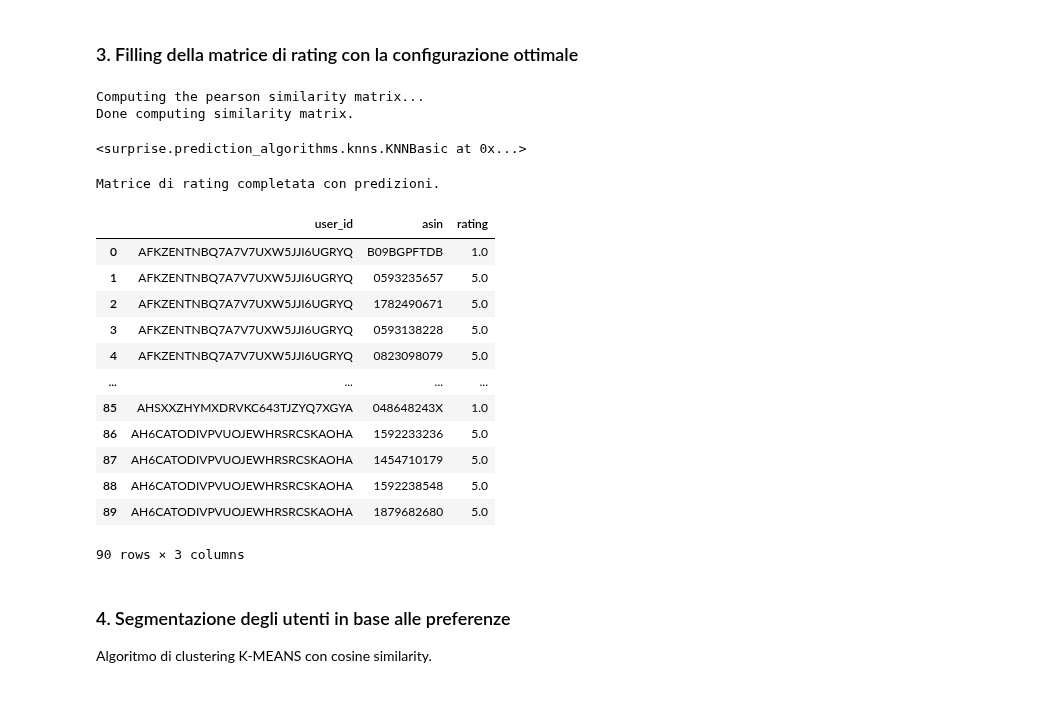
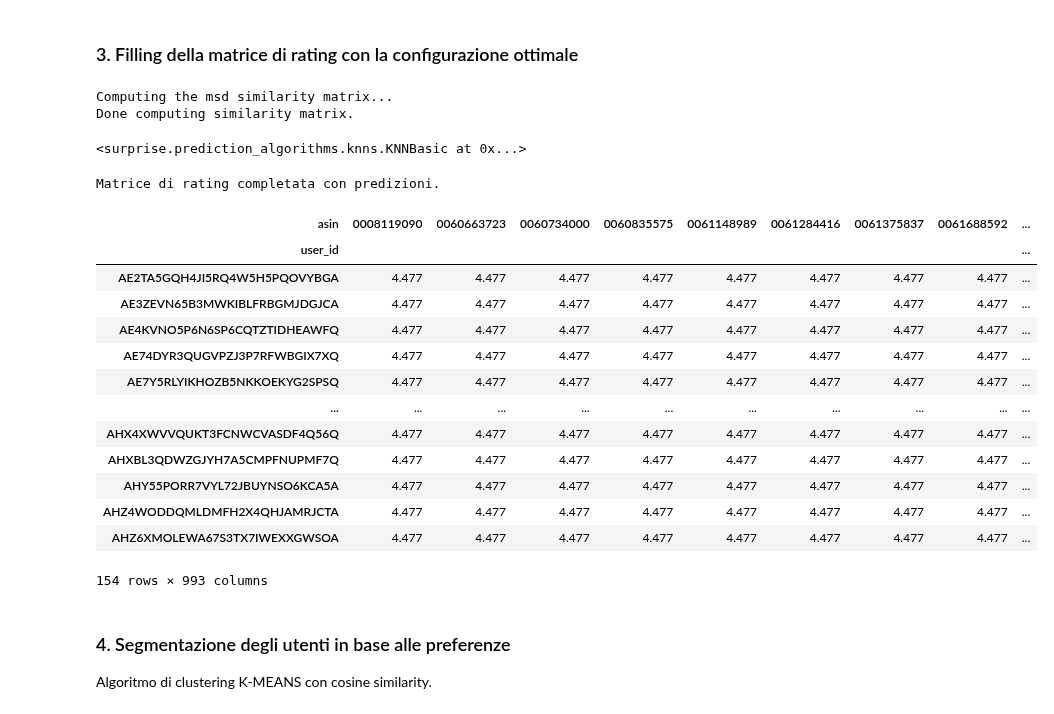
Before and after one commit to richbira/Computing-Methods-for-Business-Management-Project, a Jupyter notebook: Proj_metodi_informatici.ipynb, the cells around one changed output. Drawn from its saved outputs; the diff is of its cells as text; code cells hidden in the pictures.

```diff
--- a/Proj_metodi_informatici.ipynb
+++ b/Proj_metodi_informatici.ipynb
@@ -285,7 +208,7 @@ from surprise import Dataset, Reader
 # %%
 # Convert the pandas DataFrame into surprise dataset format
 reader = Reader(rating_scale=(1, 5))
-dataset_surprise = Dataset.load_from_df(rating_matrix[['user_id', 'asin', 'rating']], reader)
+dataset_surprise = Dataset.load_from_df(df[['user_id', 'asin', 'rating']], reader)
 # %%
 rating_matrix = df[['user_id', 'asin', 'rating']]
 rating_matrix
@@ -352,7 +283,7 @@ sim_options = {
     'pearson_baseline': {'name': 'pearson_baseline'},
     'msd': {'name': 'msd'}
 }
-k_values = [5, 10, 20]
+k_values = [5, 10, 20,50,100]
 user_item_based = [True, False]
 
 best_rmse = float('inf')
@@ -420,14 +351,14 @@ best_sim_option = {
 algo = KNNBasic(sim_options=best_sim_option, k=best_config_rmse['k'])
 algo.fit(trainset)
 # %% [output]
-Computing the pearson similarity matrix...
+Computing the msd similarity matrix...
 Done computing similarity matrix.
 <surprise.prediction_algorithms.knns.KNNBasic at 0x...>
 # %%
 from surprise import PredictionImpossible
 
 # Creazione di una nuova matrice di rating completa
-full_rating_matrix = rating_matrix.copy()
+prediction_matrix = rating_matrix.copy()
 
 # Trova tutti gli utenti e gli articoli unici nel dataset
 all_users = rating_matrix['user_id'].unique()
@@ -441,34 +372,37 @@ for user in all_users:
     for item in all_items:
         if not ((rating_matrix['user_id'] == user) & (rating_matrix['asin'] == item)).any():
             try:
-                pred = algo.predict(user, item)
+                pred = algo.predict(user, item) #Uso KNN con la migliore configurazione
                 new_rows.append({'user_id': user, 'asin': item, 'rating': pred.est})
             except PredictionImpossible:
                 continue
 
 # Aggiungere le nuove righe al DataFrame originale
 if new_rows:
-    full_rating_matrix = pd.concat([full_rating_matrix, pd.DataFrame(new_rows)], ignore_index=True)
+    prediction_matrix = pd.concat([prediction_matrix, pd.DataFrame(new_rows)], ignore_index=True)
 
 print("Matrice di rating completata con predizioni.")
 # %% [output]
 Matrice di rating completata con predizioni.
-# %%
-full_rating_matrix.head(90)
-# %% [output]
-|  | user_id | asin | rating |
-| 0 | AFKZENTNBQ7A7V7UXW5JJI6UGRYQ | B09BGPFTDB | 1.0 |
-| 1 | AFKZENTNBQ7A7V7UXW5JJI6UGRYQ | 0593235657 | 5.0 |
-| 2 | AFKZENTNBQ7A7V7UXW5JJI6UGRYQ | 1782490671 | 5.0 |
-| 3 | AFKZENTNBQ7A7V7UXW5JJI6UGRYQ | 0593138228 | 5.0 |
-| 4 | AFKZENTNBQ7A7V7UXW5JJI6UGRYQ | 0823098079 | 5.0 |
-| ... | ... | ... | ... |
-| 85 | AHSXXZHYMXDRVKC643TJZYQ7XGYA | 048648243X | 1.0 |
-| 86 | AH6CATODIVPVUOJEWHRSRCSKAOHA | 1592233236 | 5.0 |
-| 87 | AH6CATODIVPVUOJEWHRSRCSKAOHA | 1454710179 | 5.0 |
-| 88 | AH6CATODIVPVUOJEWHRSRCSKAOHA | 1592238548 | 5.0 |
-| 89 | AH6CATODIVPVUOJEWHRSRCSKAOHA | 1879682680 | 5.0 |
-90 rows × 3 columns
+# %%
+# Pivot the DataFrame to have user_id as index, asin as columns, and rating as values
+prediction_matrix_pivot = prediction_matrix.pivot(index='user_id', columns='asin', values='rating')
+prediction_matrix_pivot
+# %% [output]
+| asin | 0008119090 | 0060663723 | 0060734000 | 0060835575 | 0061148989 | 0061284416 | 0061375837 | 0061688592 | ... |
+| user_id |  |  |  |  |  |  |  |  | ... |
+| AE2TA5GQH4JI5RQ4W5H5PQOVYBGA | 4.477 | 4.477 | 4.477 | 4.477 | 4.477 | 4.477 | 4.477 | 4.477 | ... |
+| AE3ZEVN65B3MWKIBLFRBGMJDGJCA | 4.477 | 4.477 | 4.477 | 4.477 | 4.477 | 4.477 | 4.477 | 4.477 | ... |
+| AE4KVNO5P6N6SP6CQTZTIDHEAWFQ | 4.477 | 4.477 | 4.477 | 4.477 | 4.477 | 4.477 | 4.477 | 4.477 | ... |
+| AE74DYR3QUGVPZJ3P7RFWBGIX7XQ | 4.477 | 4.477 | 4.477 | 4.477 | 4.477 | 4.477 | 4.477 | 4.477 | ... |
+| AE7Y5RLYIKHOZB5NKKOEKYG2SPSQ | 4.477 | 4.477 | 4.477 | 4.477 | 4.477 | 4.477 | 4.477 | 4.477 | ... |
+| ... | ... | ... | ... | ... | ... | ... | ... | ... | ... |
+| AHX4XWVVQUKT3FCNWCVASDF4Q56Q | 4.477 | 4.477 | 4.477 | 4.477 | 4.477 | 4.477 | 4.477 | 4.477 | ... |
+| AHXBL3QDWZGJYH7A5CMPFNUPMF7Q | 4.477 | 4.477 | 4.477 | 4.477 | 4.477 | 4.477 | 4.477 | 4.477 | ... |
+| AHY55PORR7VYL72JBUYNSO6KCA5A | 4.477 | 4.477 | 4.477 | 4.477 | 4.477 | 4.477 | 4.477 | 4.477 | ... |
+| AHZ4WODDQMLDMFH2X4QHJAMRJCTA | 4.477 | 4.477 | 4.477 | 4.477 | 4.477 | 4.477 | 4.477 | 4.477 | ... |
+| AHZ6XMOLEWA67S3TX7IWEXXGWSOA | 4.477 | 4.477 | 4.477 | 4.477 | 4.477 | 4.477 | 4.477 | 4.477 | ... |
+154 rows × 993 columns
 # %% [markdown]
 ### 4. Segmentazione degli utenti in base alle preferenze
 Algoritmo di clustering K-MEANS con cosine similarity.
```
Also changed, not shown: parts of 24 cells of this notebook.
